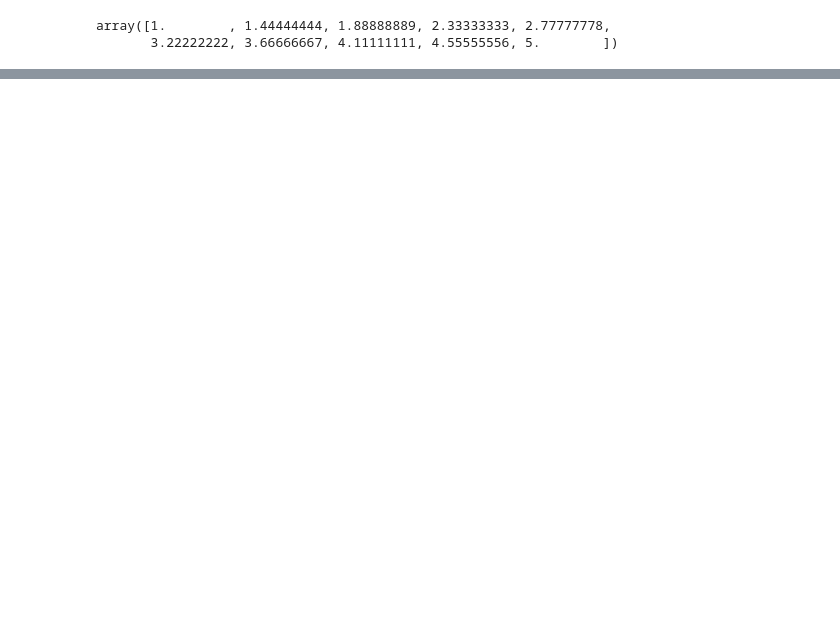
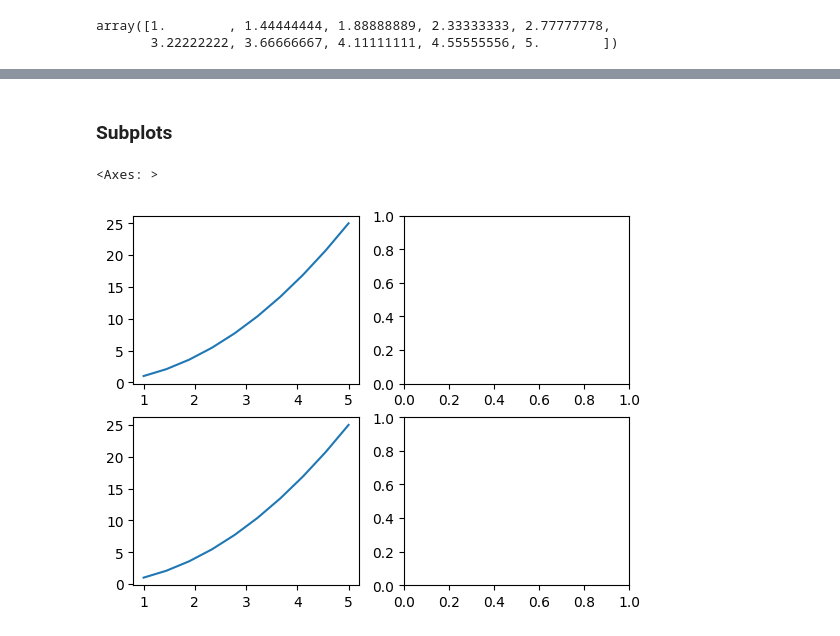
Before and after one commit to vivekCreates/Matplotlib, a Jupyter notebook: basic.ipynb, the cells around one changed output, grey strips where cells are left out. Cells and saved outputs as stored; diff of their text form; code cells hidden in the pictures; blank space fills up the shorter version.

```diff
--- a/basic.ipynb
+++ b/basic.ipynb
@@ -22,0 +23,12 @@ p
+# %% [markdown]
+### Subplots
+# %%
+plt.subplot(2,2,1)
+plt.plot(x,y)
+plt.subplot(2,2,4)
+plt.subplot(2,2,3)
+plt.plot(x,y)
+plt.subplot(2,2,2)
+# %% [output]
+<Axes: >
+[figure, added]
```
Also changed, not shown: parts of 16 cells of this notebook, 2 other files.
